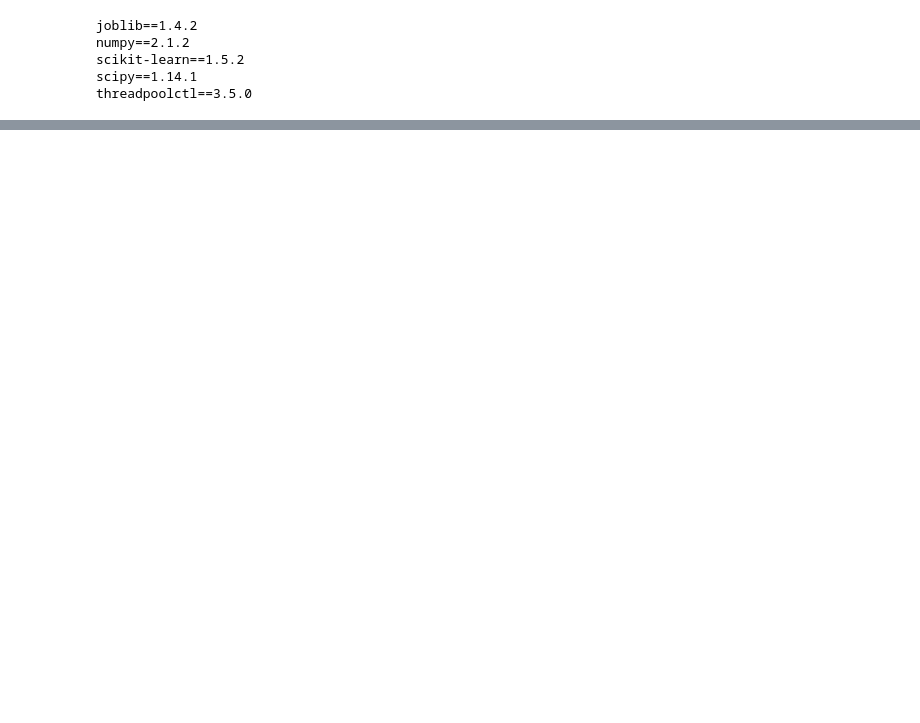
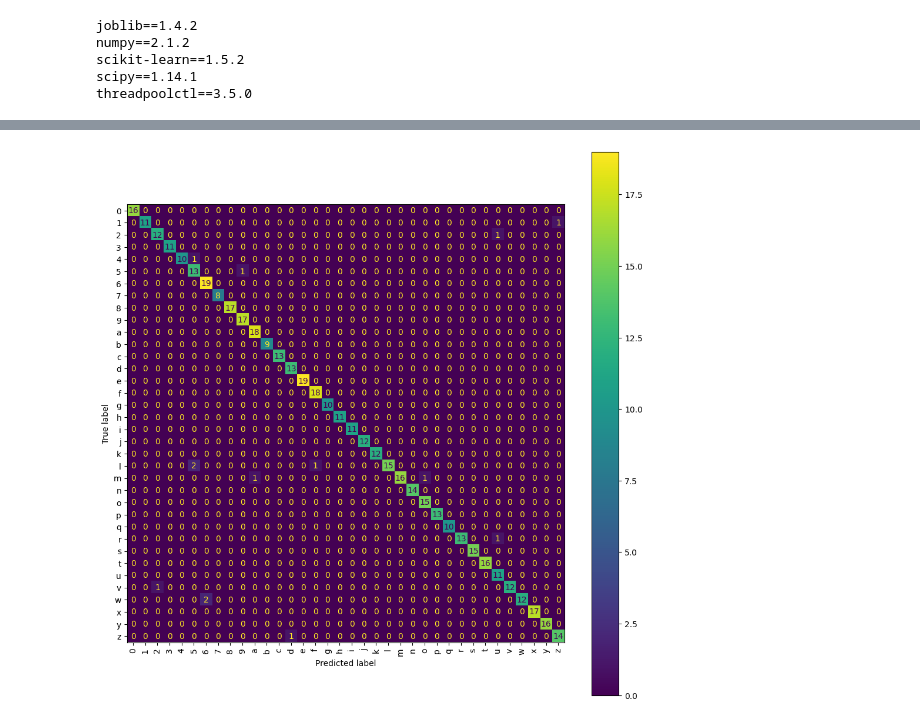
Before and after one commit to califa23/live_ASL_reader, a Jupyter notebook: model_training/model_training.ipynb, the cells around one changed output, grey strips where cells are left out. Drawn from its saved outputs; the diff is of its cells as text; code cells hidden in the pictures; blank space fills up the shorter version.

```diff
--- a/model_training/model_training.ipynb
+++ b/model_training/model_training.ipynb
@@ -136,0 +212,16 @@ print(predictions)
+# %%
+from sklearn.metrics import confusion_matrix, ConfusionMatrixDisplay, classification_report
+y_pred = model.predict(x_test)
+y_pred_classes = np.argmax(y_pred, axis=1)
+y_true = np.argmax(y_test, axis=1)
+
+# print(classification_report(y_true, y_pred_classes, target_names= classes.values()))
+
+cm = confusion_matrix(y_true, y_pred_classes)
+
+plt.figure(figsize=(12, 12))
+disp = ConfusionMatrixDisplay(confusion_matrix=cm, display_labels=classes.values())
+disp.plot( values_format='d', ax=plt.gca())
+plt.xticks(rotation=90)
+plt.show()
+# %% [output]
@@ -136,0 +229 @@ print(predictions)
+[figure, added]
```
Also changed, not shown: parts of 10 cells of this notebook, 5 other files.
